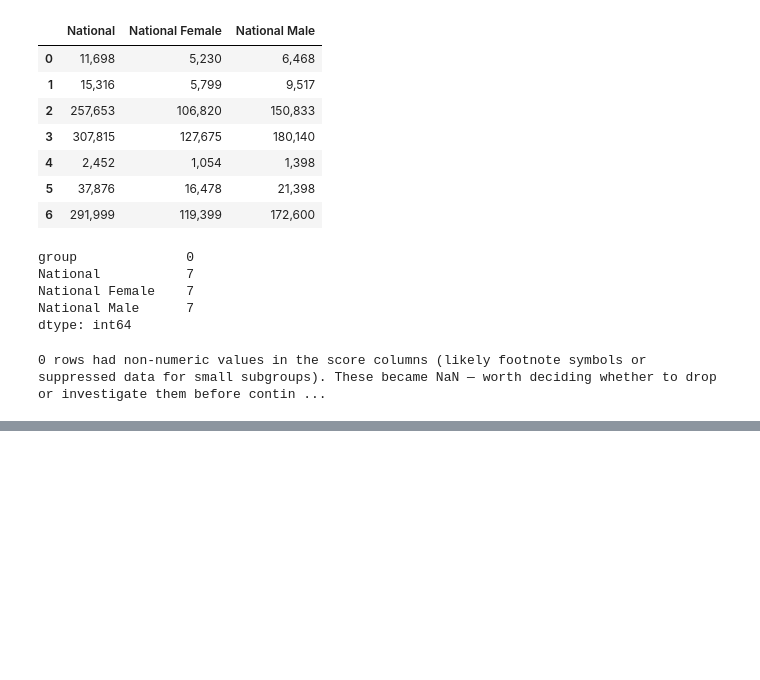
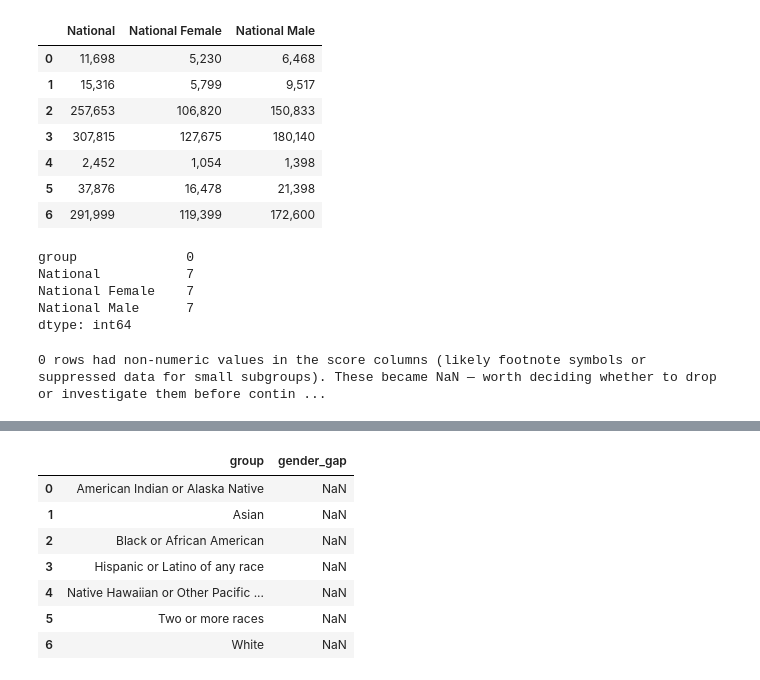
Before and after one commit to peklein1/Tracking-Progress-Throughout-Elementary-School, a Jupyter notebook: Notebooks/schooldata.ipynb, the cells around one changed output, grey strips where cells are left out. Drawn from its saved outputs; the diff is of its cells as text; code cells hidden in the pictures; blank space fills up the shorter version.

```diff
--- a/Notebooks/schooldata.ipynb
+++ b/Notebooks/schooldata.ipynb
@@ -306,0 +334,12 @@ print(
+# %%
+df['gender_gap'] = df['National Female'] - df['National Male']
+df[['group', 'gender_gap']].sort_values('gender_gap', ascending=False)
+# %% [output]
+|  | group | gender_gap |
+| 0 | American Indian or Alaska Native | NaN |
+| 1 | Asian | NaN |
+| 2 | Black or African American | NaN |
+| 3 | Hispanic or Latino of any race | NaN |
+| 4 | Native Hawaiian or Other Pacific ... | NaN |
+| 5 | Two or more races | NaN |
+| 6 | White | NaN |
```
Also changed, not shown: parts of 3 cells of this notebook.
